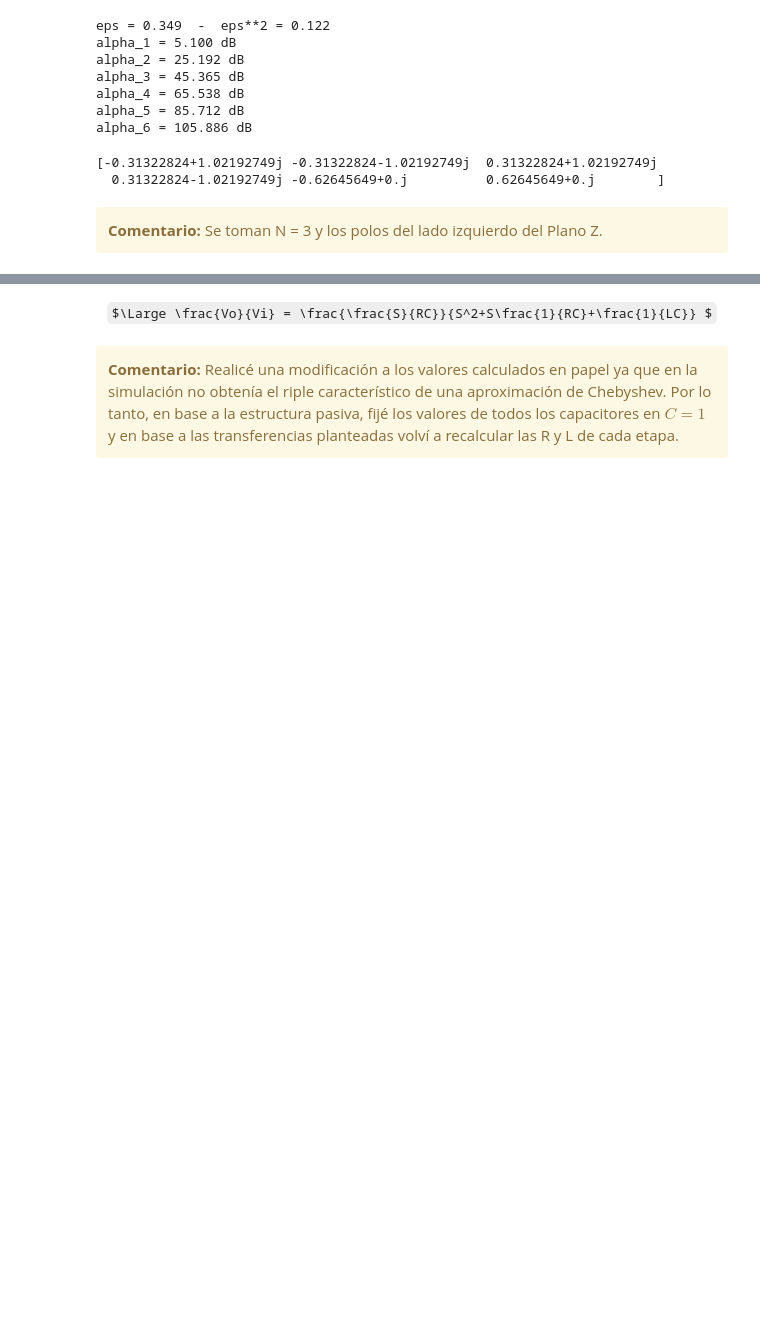
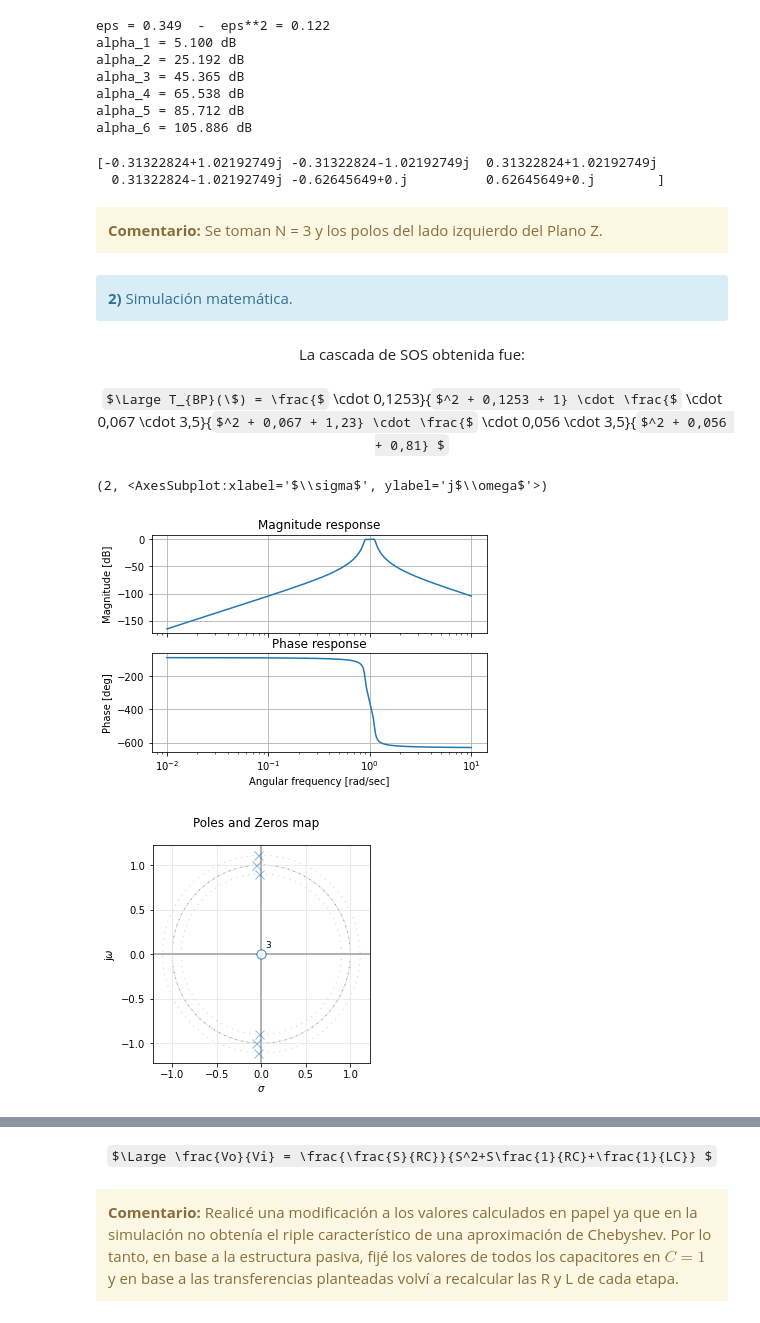
Before and after one commit to jbl95/TCII, a Jupyter notebook: tarea5/tarea5.ipynb, the cells around one changed output, grey strips where cells are left out. Drawn from its saved outputs; the diff is of its cells as text; code cells hidden in the pictures; some formulas as TeX source; blank space fills up the shorter version.

```diff
--- a/tarea5/tarea5.ipynb
+++ b/tarea5/tarea5.ipynb
@@ -80,3 +80,37 @@ print(npy.roots(den))
 # %% [markdown]
 <div class="alert alert-block alert-warning">
 <b>Comentario:</b> Se toman N = 3 y los polos del lado izquierdo del Plano Z.</div>
+# %% [markdown]
+<div class="alert alert-block alert-info">
+<b>2)</b> Simulación matemática.
+</div></div>
+# %% [markdown]
+<div><center>La cascada de SOS obtenida fue:</center></div>
+# %% [markdown]
+<div><center>$\Large T_{BP}(\$) = \frac{$ \cdot 0,1253}{$^2 + 0,1253 + 1} \cdot \frac{$ \cdot 0,067 \cdot 3,5}{$^2 + 0,067 + 1,23} \cdot \frac{$ \cdot 0,056 \cdot 3,5}{$^2 + 0,056 + 0,81} $</center></div>
+# %%
+from scipy import signal
+from splane import pzmap, grpDelay, bodePlot
+from scipy.signal import TransferFunction,bode
+import matplotlib.pyplot as plt
+import numpy as npy
+
+
+k1 = 0.1253
+k2 = 0.067*3.5
+k3 = 0.056*3.5
+
+transferencia = npy.array([[1,0.1253,1,1*k1,0],[1,0.067,1.23,1*k2,0],
+                           [1,0.056,0.81,1*k3,0]])
+
+b,a = signal.sos2tf(transferencia)
+
+my_tf = TransferFunction(a,b)
+
+## Ploteo.
+bodePlot(my_tf)
+pzmap(my_tf)
+# %% [output]
+(2, <AxesSubplot:xlabel='$\\sigma$', ylabel='j$\\omega$'>)
+[figure, added]
+[figure, added]
```
Also changed, not shown: parts of 9 cells of this notebook, 3 other files.
